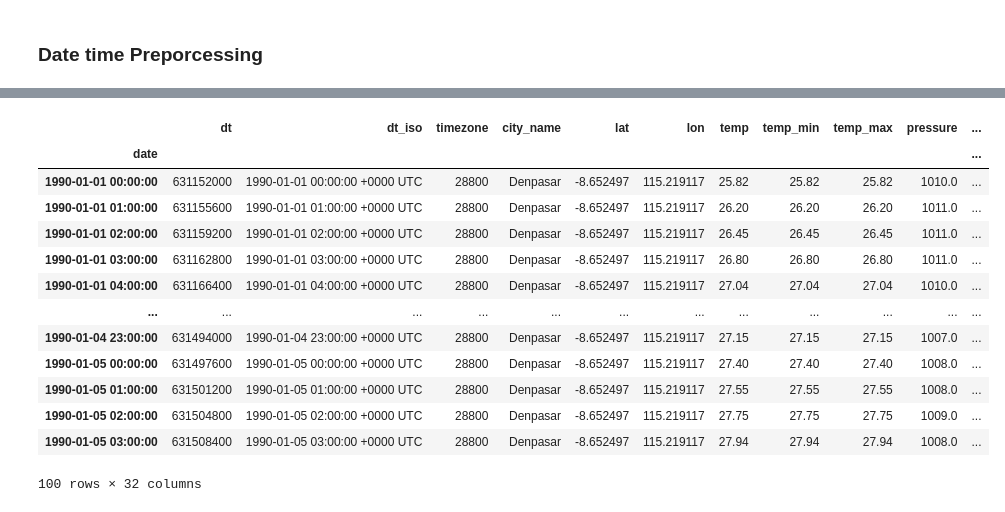
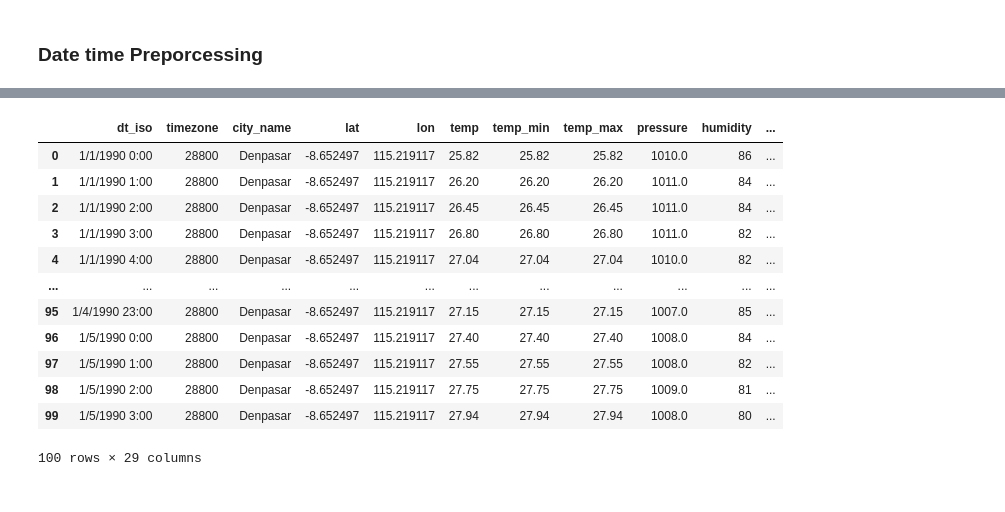
Before and after one commit to sayuri-sam/mlta2_bmkg4, a Jupyter notebook: EDA.ipynb, the cells around one changed output, grey strips where cells are left out. Drawn from its saved outputs; the diff is of its cells as text; code cells hidden in the pictures.

```diff
--- a/EDA.ipynb
+++ b/EDA.ipynb
@@ -14,3 +13,5 @@ import matplotlib.pyplot as plt
 import os.path
 # %%
 dataset_path="openweatherdata-denpasar-1990-2020.csv"
+
+dataset2_path="openweatherdata-denpasar-1990-2020v0.1.csv"
@@ -17,4 +21,4 @@ dataset_path="openweatherdata-denpasar-1990-2020.csv"
 # %%
-dataset = pd.read_csv(dataset_path)
-dataset
+dataset2 = pd.read_csv(dataset2_path)
+dataset2
 # %% [output]
@@ -73,17 +50,16 @@ dataset = dataset.set_index('date')
 # %%
-dataset.head(100)
+dataset2.head(100)
 # %% [output]
-|  | dt | dt_iso | timezone | city_name | lat | lon | temp | temp_min | temp_max | pressure | ... |
-| date |  |  |  |  |  |  |  |  |  |  | ... |
-| 1990-01-01 00:00:00 | 631152000 | 1990-01-01 00:00:00 +0000 UTC | 28800 | Denpasar | -8.652497 | 115.219117 | 25.82 | 25.82 | 25.82 | 1010.0 | ... |
-| 1990-01-01 01:00:00 | 631155600 | 1990-01-01 01:00:00 +0000 UTC | 28800 | Denpasar | -8.652497 | 115.219117 | 26.20 | 26.20 | 26.20 | 1011.0 | ... |
-| 1990-01-01 02:00:00 | 631159200 | 1990-01-01 02:00:00 +0000 UTC | 28800 | Denpasar | -8.652497 | 115.219117 | 26.45 | 26.45 | 26.45 | 1011.0 | ... |
-| 1990-01-01 03:00:00 | 631162800 | 1990-01-01 03:00:00 +0000 UTC | 28800 | Denpasar | -8.652497 | 115.219117 | 26.80 | 26.80 | 26.80 | 1011.0 | ... |
-| 1990-01-01 04:00:00 | 631166400 | 1990-01-01 04:00:00 +0000 UTC | 28800 | Denpasar | -8.652497 | 115.219117 | 27.04 | 27.04 | 27.04 | 1010.0 | ... |
+|  | dt_iso | timezone | city_name | lat | lon | temp | temp_min | temp_max | pressure | humidity | ... |
+| 0 | 1/1/1990 0:00 | 28800 | Denpasar | -8.652497 | 115.219117 | 25.82 | 25.82 | 25.82 | 1010.0 | 86 | ... |
+| 1 | 1/1/1990 1:00 | 28800 | Denpasar | -8.652497 | 115.219117 | 26.20 | 26.20 | 26.20 | 1011.0 | 84 | ... |
+| 2 | 1/1/1990 2:00 | 28800 | Denpasar | -8.652497 | 115.219117 | 26.45 | 26.45 | 26.45 | 1011.0 | 84 | ... |
+| 3 | 1/1/1990 3:00 | 28800 | Denpasar | -8.652497 | 115.219117 | 26.80 | 26.80 | 26.80 | 1011.0 | 82 | ... |
+| 4 | 1/1/1990 4:00 | 28800 | Denpasar | -8.652497 | 115.219117 | 27.04 | 27.04 | 27.04 | 1010.0 | 82 | ... |
 | ... | ... | ... | ... | ... | ... | ... | ... | ... | ... | ... | ... |
-| 1990-01-04 23:00:00 | 631494000 | 1990-01-04 23:00:00 +0000 UTC | 28800 | Denpasar | -8.652497 | 115.219117 | 27.15 | 27.15 | 27.15 | 1007.0 | ... |
-| 1990-01-05 00:00:00 | 631497600 | 1990-01-05 00:00:00 +0000 UTC | 28800 | Denpasar | -8.652497 | 115.219117 | 27.40 | 27.40 | 27.40 | 1008.0 | ... |
-| 1990-01-05 01:00:00 | 631501200 | 1990-01-05 01:00:00 +0000 UTC | 28800 | Denpasar | -8.652497 | 115.219117 | 27.55 | 27.55 | 27.55 | 1008.0 | ... |
-| 1990-01-05 02:00:00 | 631504800 | 1990-01-05 02:00:00 +0000 UTC | 28800 | Denpasar | -8.652497 | 115.219117 | 27.75 | 27.75 | 27.75 | 1009.0 | ... |
-| 1990-01-05 03:00:00 | 631508400 | 1990-01-05 03:00:00 +0000 UTC | 28800 | Denpasar | -8.652497 | 115.219117 | 27.94 | 27.94 | 27.94 | 1008.0 | ... |
+| 95 | 1/4/1990 23:00 | 28800 | Denpasar | -8.652497 | 115.219117 | 27.15 | 27.15 | 27.15 | 1007.0 | 85 | ... |
+| 96 | 1/5/1990 0:00 | 28800 | Denpasar | -8.652497 | 115.219117 | 27.40 | 27.40 | 27.40 | 1008.0 | 84 | ... |
+| 97 | 1/5/1990 1:00 | 28800 | Denpasar | -8.652497 | 115.219117 | 27.55 | 27.55 | 27.55 | 1008.0 | 82 | ... |
+| 98 | 1/5/1990 2:00 | 28800 | Denpasar | -8.652497 | 115.219117 | 27.75 | 27.75 | 27.75 | 1009.0 | 81 | ... |
+| 99 | 1/5/1990 3:00 | 28800 | Denpasar | -8.652497 | 115.219117 | 27.94 | 27.94 | 27.94 | 1008.0 | 80 | ... |
-100 rows × 32 columns
+100 rows × 29 columns
```
Also changed, not shown: parts of 23 cells of this notebook.
